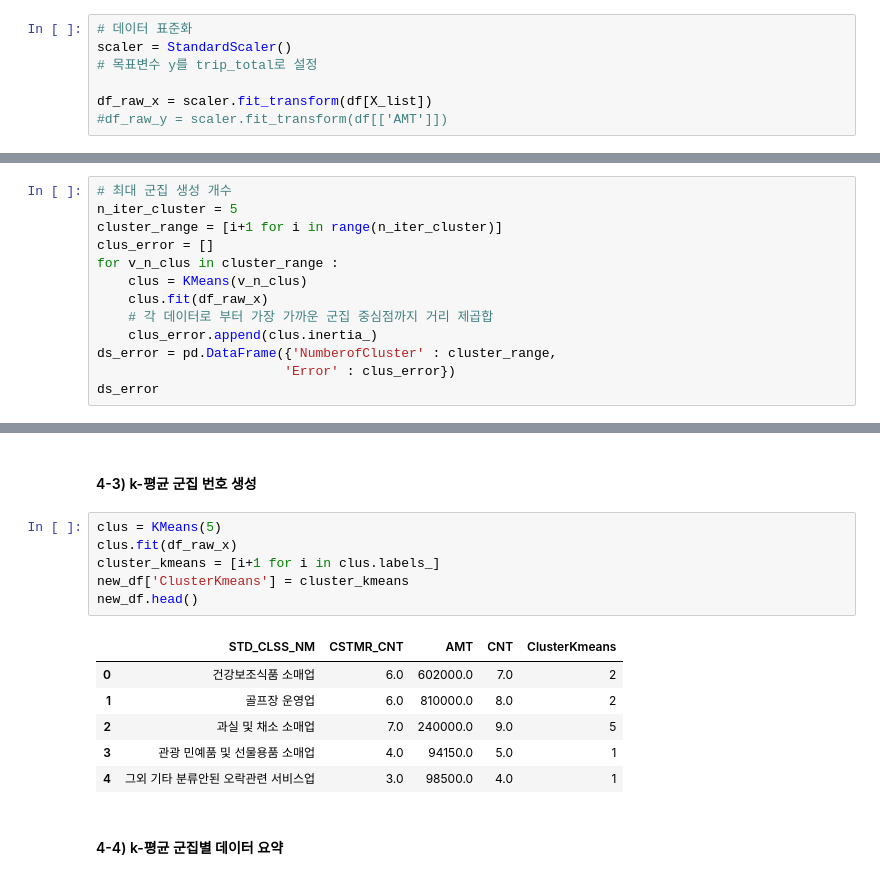
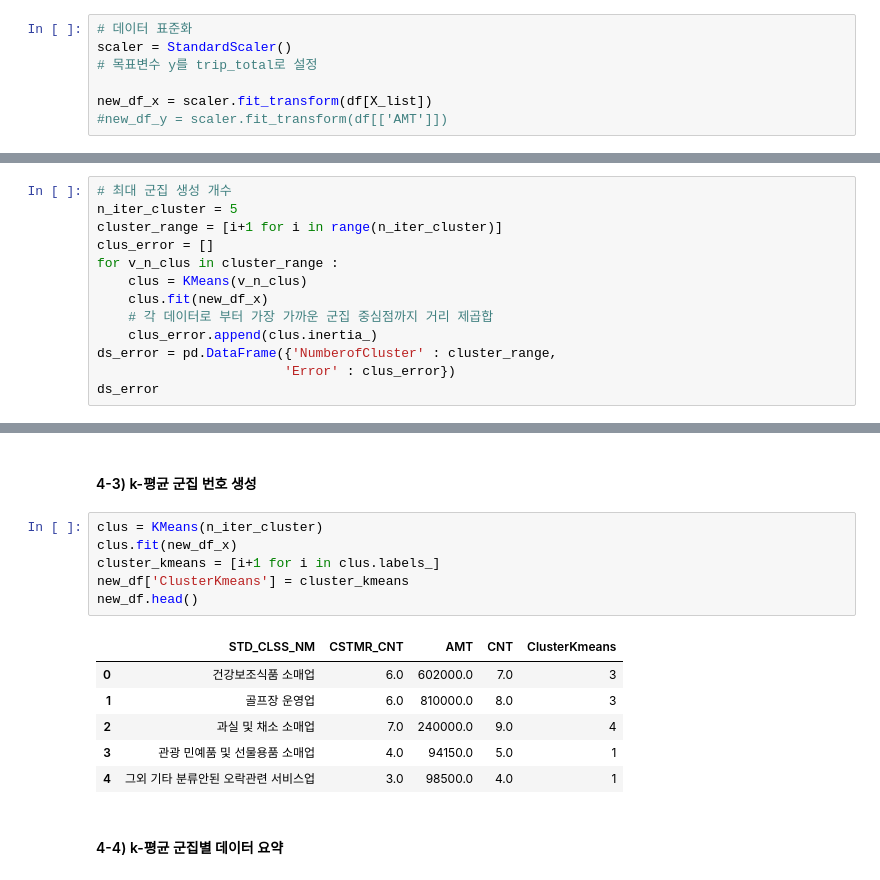
Before and after one commit to Hinterhalter/Jeju-Card-Use-Predict, a Jupyter notebook: Cluster.ipynb, the cells around one changed output, grey strips where cells are left out. Cells and saved outputs as stored; diff of their text form.

```diff
--- a/Cluster.ipynb
+++ b/Cluster.ipynb
@@ -85,8 +67,8 @@ X_list = list(df.columns)
 scaler = StandardScaler()
 # 목표변수 y를 trip_total로 설정
 
-df_raw_x = scaler.fit_transform(df[X_list])
-#df_raw_y = scaler.fit_transform(df[['AMT']])
+new_df_x = scaler.fit_transform(df[X_list])
+#new_df_y = scaler.fit_transform(df[['AMT']])
 # %% [markdown]
 ## k-평균 군집분석
 # %% [markdown]
@@ -98,7 +80,7 @@ cluster_range = [i+1 for i in range(n_iter_cluster)]
 clus_error = []
 for v_n_clus in cluster_range :
     clus = KMeans(v_n_clus)
-    clus.fit(df_raw_x)
+    clus.fit(new_df_x)
     # 각 데이터로 부터 가장 가까운 군집 중심점까지 거리 제곱합
     clus_error.append(clus.inertia_)
 ds_error = pd.DataFrame({'NumberofCluster' : cluster_range,
@@ -125,16 +107,16 @@ Text(0, 0.5, 'Sum of squared distance')
 # %% [markdown]
 #### 4-3) k-평균 군집 번호 생성
 # %%
-clus = KMeans(5)
-clus.fit(df_raw_x)
+clus = KMeans(n_iter_cluster)
+clus.fit(new_df_x)
 cluster_kmeans = [i+1 for i in clus.labels_]
 new_df['ClusterKmeans'] = cluster_kmeans
 new_df.head()
 # %% [output]
 |  | STD_CLSS_NM | CSTMR_CNT | AMT | CNT | ClusterKmeans |
-| 0 | 건강보조식품 소매업 | 6.0 | 602000.0 | 7.0 | 2 |
-| 1 | 골프장 운영업 | 6.0 | 810000.0 | 8.0 | 2 |
-| 2 | 과실 및 채소 소매업 | 7.0 | 240000.0 | 9.0 | 5 |
+| 0 | 건강보조식품 소매업 | 6.0 | 602000.0 | 7.0 | 3 |
+| 1 | 골프장 운영업 | 6.0 | 810000.0 | 8.0 | 3 |
+| 2 | 과실 및 채소 소매업 | 7.0 | 240000.0 | 9.0 | 4 |
 | 3 | 관광 민예품 및 선물용품 소매업 | 4.0 | 94150.0 | 5.0 | 1 |
 | 4 | 그외 기타 분류안된 오락관련 서비스업 | 3.0 | 98500.0 | 4.0 | 1 |
 # %% [markdown]
```
Also changed, not shown: parts of 32 cells of this notebook, 4 other files.
